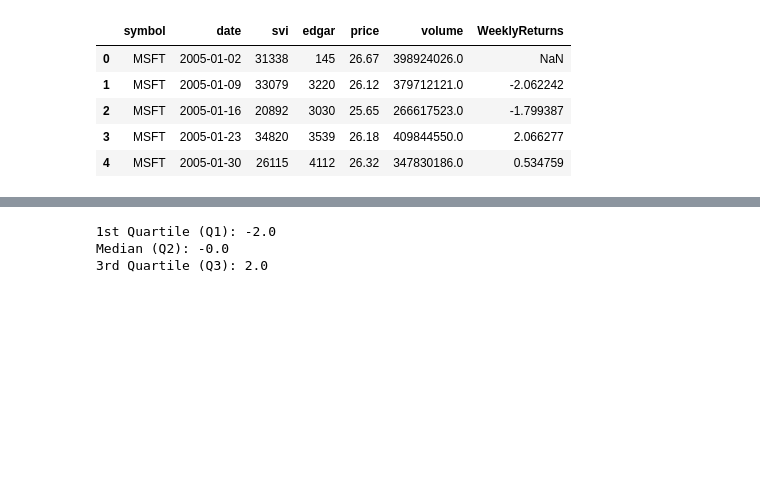
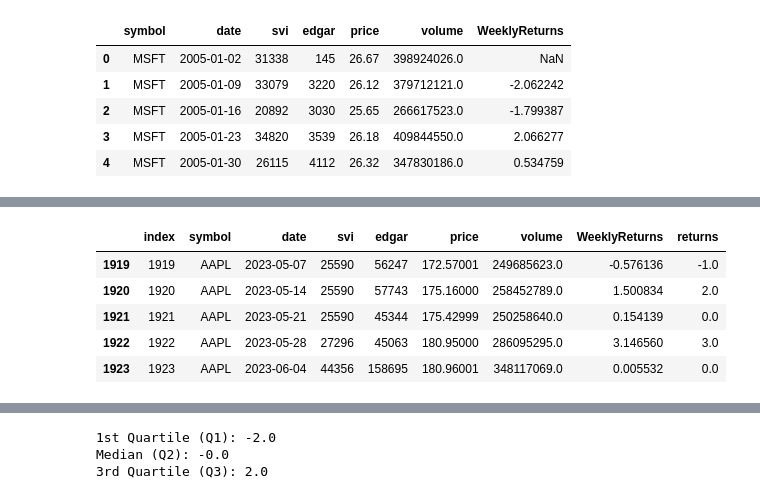
Before and after one commit to nikanhg/investor-attention-returns-patern, a Jupyter notebook: model/LSTM-classification.ipynb, the cells around one changed output, grey strips where cells are left out. Cells and saved outputs as stored; diff of their text form; code cells hidden in the pictures; blank space fills up the shorter version.

```diff
--- a/model/LSTM-classification.ipynb
+++ b/model/LSTM-classification.ipynb
@@ -77,0 +133,2 @@ df[df['returns']>30]
+# %%
+df['date'] = pd.to_datetime(df['date'])
@@ -77,0 +141,9 @@ df[df['returns']>30]
+# %%
+df.loc[df['symbol'] == 'AAPL'].tail()
+# %% [output]
+|  | index | symbol | date | svi | edgar | price | volume | WeeklyReturns | returns |
+| 1919 | 1919 | AAPL | 2023-05-07 | 25590 | 56247 | 172.57001 | 249685623.0 | -0.576136 | -1.0 |
+| 1920 | 1920 | AAPL | 2023-05-14 | 25590 | 57743 | 175.16000 | 258452789.0 | 1.500834 | 2.0 |
+| 1921 | 1921 | AAPL | 2023-05-21 | 25590 | 45344 | 175.42999 | 250258640.0 | 0.154139 | 0.0 |
+| 1922 | 1922 | AAPL | 2023-05-28 | 27296 | 45063 | 180.95000 | 286095295.0 | 3.146560 | 3.0 |
+| 1923 | 1923 | AAPL | 2023-06-04 | 44356 | 158695 | 180.96001 | 348117069.0 | 0.005532 | 0.0 |
```
Also changed, not shown: parts of 12 cells of this notebook, 4 other files.
